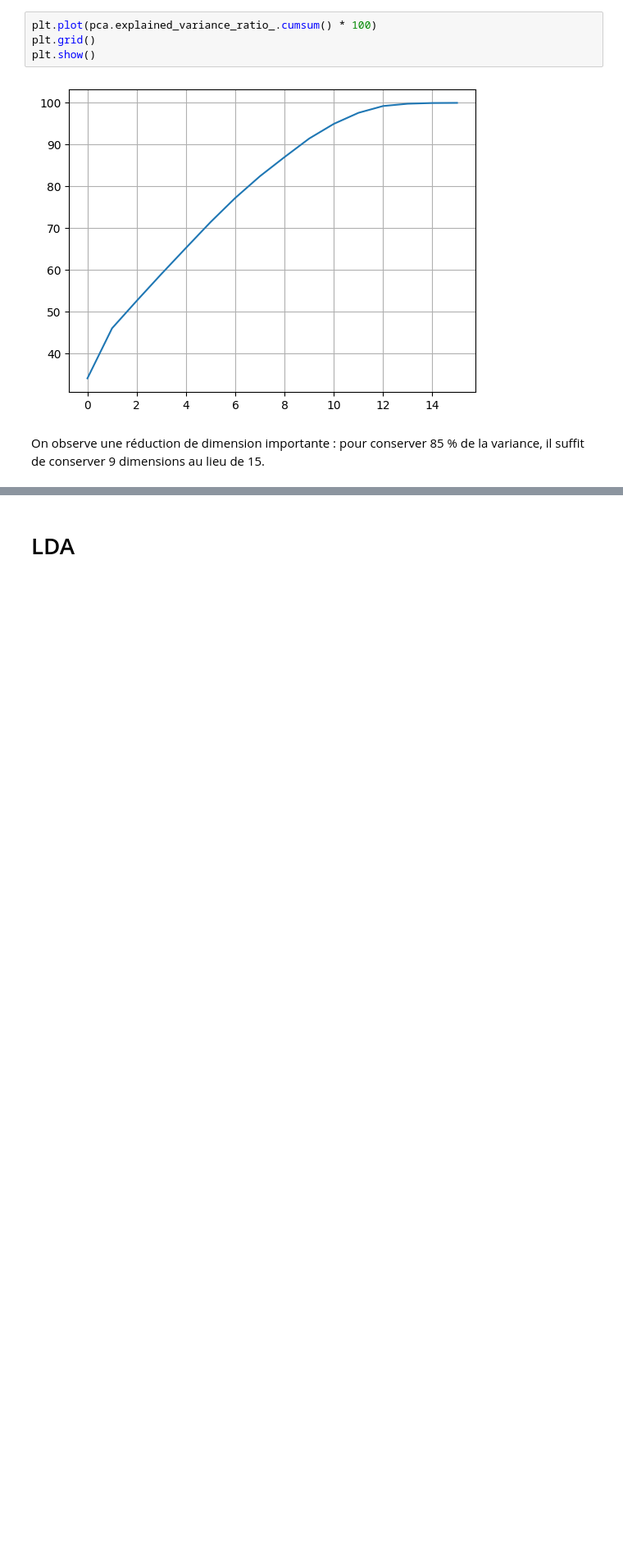
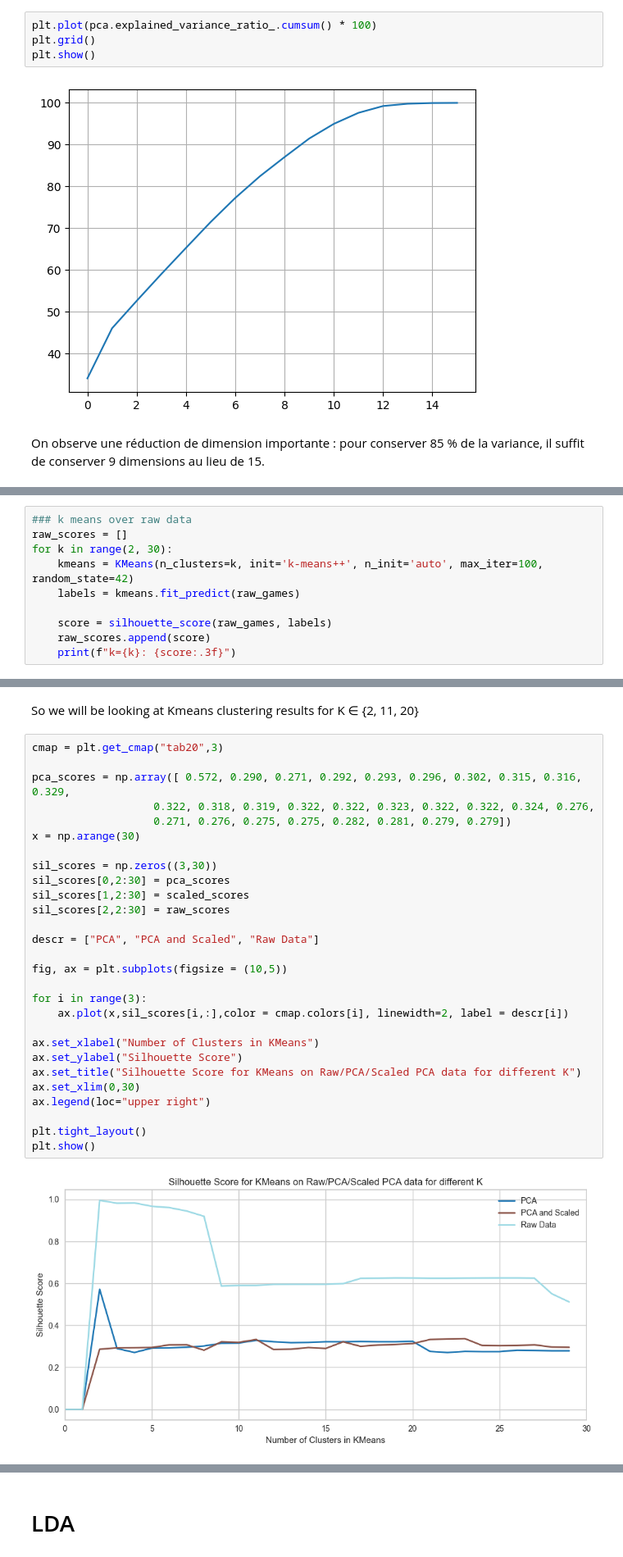
Before and after one commit to LjAquinox/Projet_Analyse_Steam, a Jupyter notebook: clean.ipynb, the cells around one changed output, grey strips where cells are left out. Shown at 82% size. Saved outputs shown, nothing was run; the diff lists cells and outputs as text; blank space fills up the shorter version.

```diff
--- a/clean.ipynb
+++ b/clean.ipynb
@@ -595,0 +727,10 @@ La PC3 semble, elle, indiquer le prix du jeu avec **Price** et **Discount** (Dis
+# %%
+### k means over raw data
+raw_scores = []
+for k in range(2, 30):
+    kmeans = KMeans(n_clusters=k, init='k-means++', n_init='auto', max_iter=100, random_state=42)
+    labels = kmeans.fit_predict(raw_games)
+
+    score = silhouette_score(raw_games, labels)
+    raw_scores.append(score)
+    print(f"k={k}: {score:.3f}")
@@ -595,0 +786,32 @@ La PC3 semble, elle, indiquer le prix du jeu avec **Price** et **Discount** (Dis
+# %% [markdown]
+So we will be looking at Kmeans clustering results for K ∈ {2, 11, 20}
+# %%
+cmap = plt.get_cmap("tab20",3)
+
+pca_scores = np.array([ 0.572, 0.290, 0.271, 0.292, 0.293, 0.296, 0.302, 0.315, 0.316, 0.329,
+                   0.322, 0.318, 0.319, 0.322, 0.322, 0.323, 0.322, 0.322, 0.324, 0.276,
+                   0.271, 0.276, 0.275, 0.275, 0.282, 0.281, 0.279, 0.279])
+x = np.arange(30)
+
+sil_scores = np.zeros((3,30))
+sil_scores[0,2:30] = pca_scores
+sil_scores[1,2:30] = scaled_scores
+sil_scores[2,2:30] = raw_scores
+
+descr = ["PCA", "PCA and Scaled", "Raw Data"]
+
+fig, ax = plt.subplots(figsize = (10,5))
+
+for i in range(3):
+    ax.plot(x,sil_scores[i,:],color = cmap.colors[i], linewidth=2, label = descr[i])
+
+ax.set_xlabel("Number of Clusters in KMeans")
+ax.set_ylabel("Silhouette Score")
+ax.set_title("Silhouette Score for KMeans on Raw/PCA/Scaled PCA data for different K")
+ax.set_xlim(0,30)
+ax.legend(loc="upper right")
+
+plt.tight_layout()
+plt.show()
+# %% [output]
+[figure, added]
```
Also changed, not shown: parts of 32 cells of this notebook.
